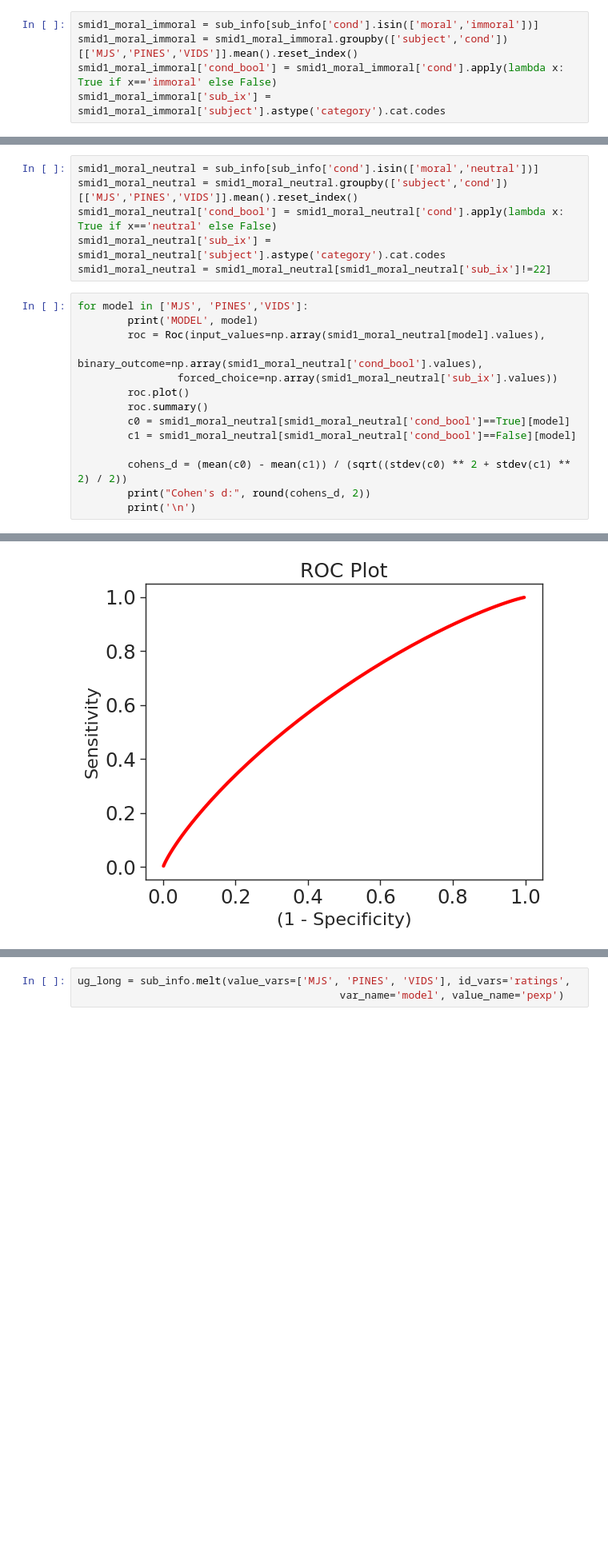
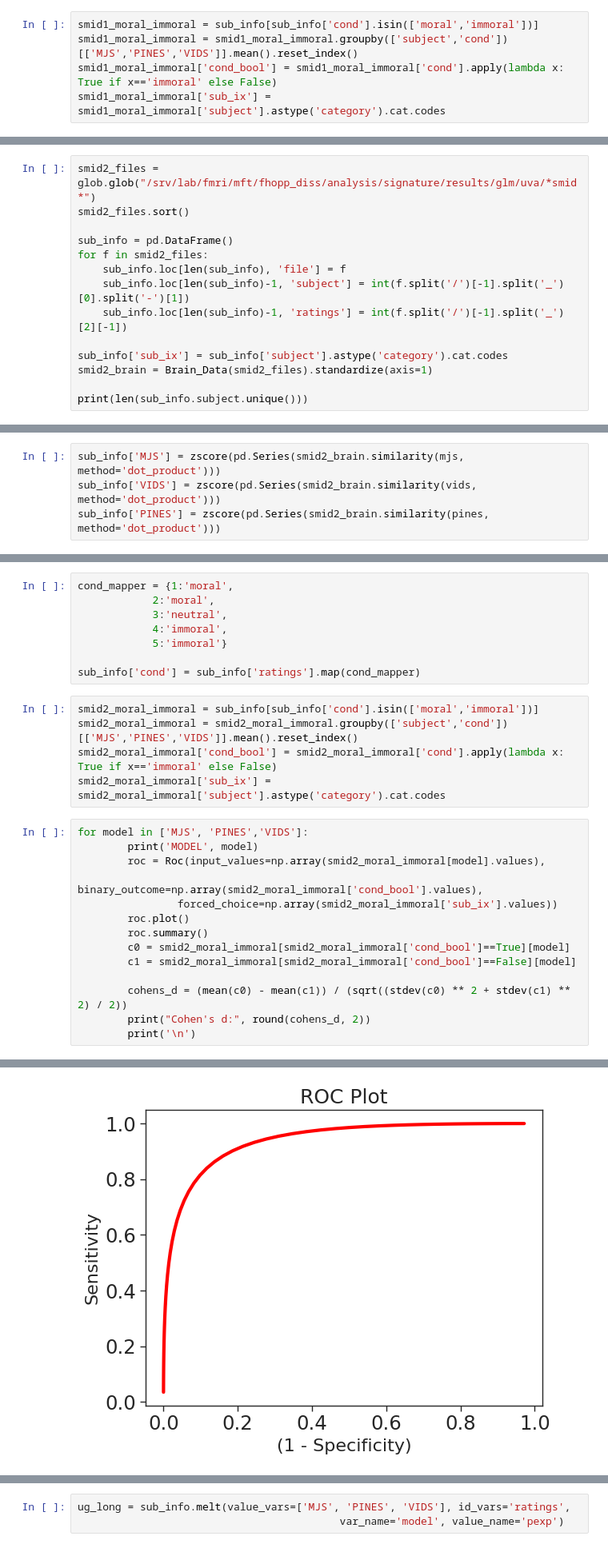
Before and after one commit to Moral-Computing-Lab/hopp_mjs, a Jupyter notebook: code/notebooks/08_sensitivity.ipynb, the cells around one changed output, grey strips where cells are left out. Shown at 80% size. Saved outputs shown, nothing was run; the diff lists cells and outputs as text; blank space fills up the shorter version.

Commit message:
updated readme and visual scenes 2 code

```diff
--- a/code/notebooks/08_sensitivity.ipynb
+++ b/code/notebooks/08_sensitivity.ipynb
@@ -1391,0 +1373,14 @@ Cohen's d: 0.06
+# %%
+smid2_files = glob.glob("/srv/lab/fmri/mft/fhopp_diss/analysis/signature/results/glm/uva/*smid*")
+smid2_files.sort()
+
+sub_info = pd.DataFrame()
+for f in smid2_files:
+    sub_info.loc[len(sub_info), 'file'] = f
+    sub_info.loc[len(sub_info)-1, 'subject'] = int(f.split('/')[-1].split('_')[0].split('-')[1])
+    sub_info.loc[len(sub_info)-1, 'ratings'] = int(f.split('/')[-1].split('_')[2][-1])
+
+sub_info['sub_ix'] = sub_info['subject'].astype('category').cat.codes
+smid2_brain = Brain_Data(smid2_files).standardize(axis=1)
+
+print(len(sub_info.subject.unique()))
@@ -1391,0 +1389,4 @@ Cohen's d: 0.06
+# %%
+sub_info['MJS'] = zscore(pd.Series(smid2_brain.similarity(mjs, method='dot_product')))
+sub_info['VIDS'] = zscore(pd.Series(smid2_brain.similarity(vids, method='dot_product')))
+sub_info['PINES'] = zscore(pd.Series(smid2_brain.similarity(pines, method='dot_product')))
@@ -1392,19 +1481,26 @@ Cohen's d: 0.06
+# %%
+cond_mapper = {1:'moral',
+            2:'moral',
+            3:'neutral',
+            4:'immoral',
+            5:'immoral'}
+
+sub_info['cond'] = sub_info['ratings'].map(cond_mapper)
 # %%
-smid1_moral_neutral = sub_info[sub_info['cond'].isin(['moral','neutral'])]
-smid1_moral_neutral = smid1_moral_neutral.groupby(['subject','cond'])[['MJS','PINES','VIDS']].mean().reset_index()
-smid1_moral_neutral['cond_bool'] = smid1_moral_neutral['cond'].apply(lambda x: True if x=='neutral' else False)
-smid1_moral_neutral['sub_ix'] = smid1_moral_neutral['subject'].astype('category').cat.codes
-smid1_moral_neutral = smid1_moral_neutral[smid1_moral_neutral['sub_ix']!=22]
+smid2_moral_immoral = sub_info[sub_info['cond'].isin(['moral','immoral'])]
+smid2_moral_immoral = smid2_moral_immoral.groupby(['subject','cond'])[['MJS','PINES','VIDS']].mean().reset_index()
+smid2_moral_immoral['cond_bool'] = smid2_moral_immoral['cond'].apply(lambda x: True if x=='immoral' else False)
+smid2_moral_immoral['sub_ix'] = smid2_moral_immoral['subject'].astype('category').cat.codes
 # %%
 for model in ['MJS', 'PINES','VIDS']:
         print('MODEL', model)
-        roc = Roc(input_values=np.array(smid1_moral_neutral[model].values),
-                binary_outcome=np.array(smid1_moral_neutral['cond_bool'].values),
-                forced_choice=np.array(smid1_moral_neutral['sub_ix'].values))
+        roc = Roc(input_values=np.array(smid2_moral_immoral[model].values),
+                binary_outcome=np.array(smid2_moral_immoral['cond_bool'].values),
+                forced_choice=np.array(smid2_moral_immoral['sub_ix'].values))
         roc.plot()
         roc.summary()
-        c0 = smid1_moral_neutral[smid1_moral_neutral['cond_bool']==True][model]
-        c1 = smid1_moral_neutral[smid1_moral_neutral['cond_bool']==False][model]
+        c0 = smid2_moral_immoral[smid2_moral_immoral['cond_bool']==True][model]
+        c1 = smid2_moral_immoral[smid2_moral_immoral['cond_bool']==False][model]
 
         cohens_d = (mean(c0) - mean(c1)) / (sqrt((stdev(c0) ** 2 + stdev(c1) ** 2) / 2))
         print("Cohen's d:", round(cohens_d, 2))
@@ -1430 +1526 @@ Cohen's d: -0.07
-[figure, old version]
+[figure, new version]
```
Also changed, not shown: parts of 16 cells of this notebook, 1 other file.
